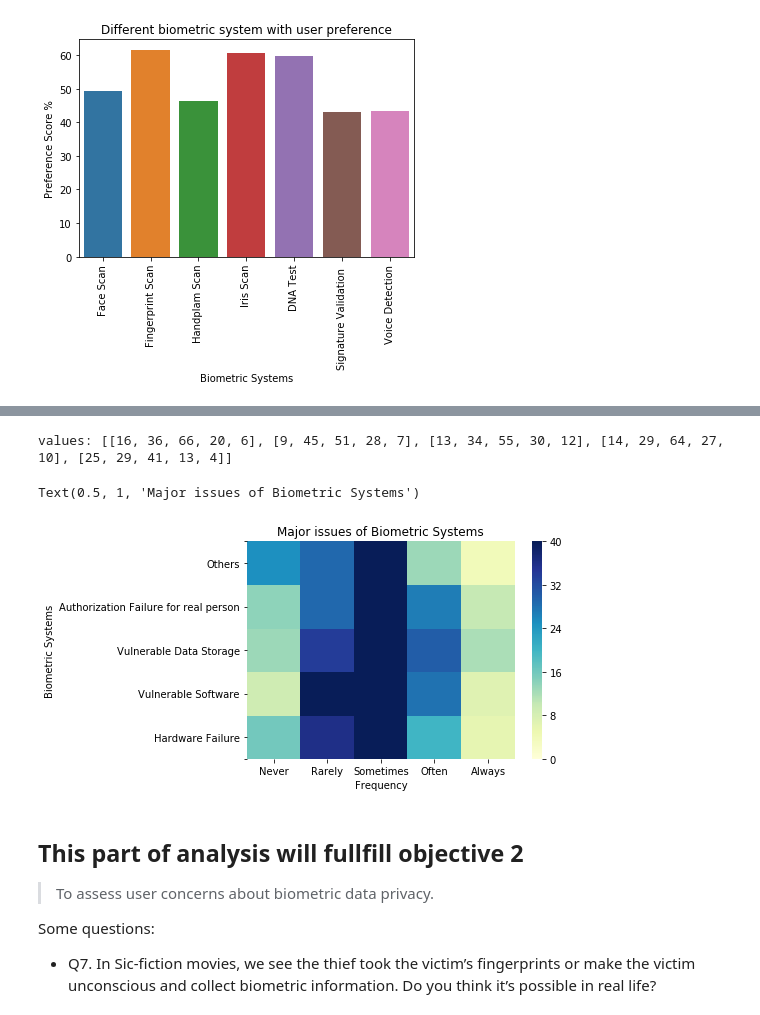
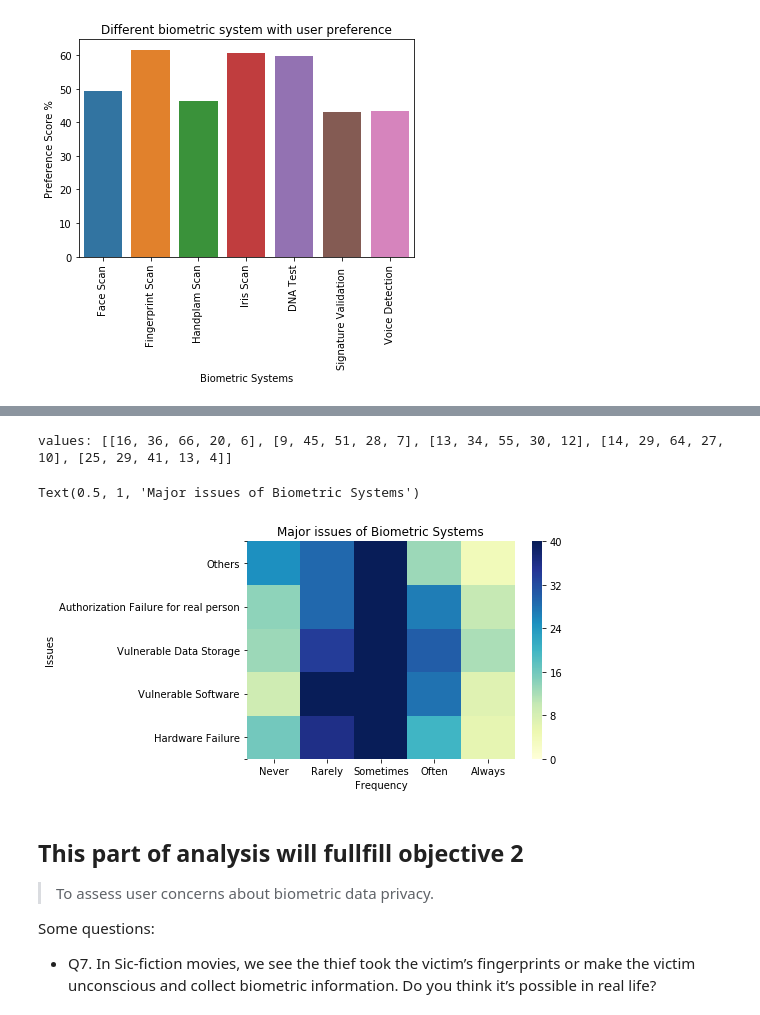
Before and after one commit to tahmidtdk/academic, a Jupyter notebook: CSE498/cse498 dataanalysis/dataAnalyser.ipynb, the cells around one changed output, grey strips where cells are left out. Cells and saved outputs as stored; diff of their text form; code cells hidden in the pictures.

```diff
--- a/CSE498/cse498 dataanalysis/dataAnalyser.ipynb
+++ b/CSE498/cse498 dataanalysis/dataAnalyser.ipynb
@@ -110,7 +140,11 @@ Text(0.5, 1.0, 'Satisfiction on password/pin vs biometric system')
 # %%
 # analysis of Q8
+
 qtn_tit = ["Q8-FD", "Q8-FS", "Q8-HS", "Q8-IS", "Q8-DNA", "Q8-SV", "Q8-VD"]
-totalScore = len(dataFile_cleand["Q8-FS"]) * 5
+
+# for val in qtn_tit
+
+totalScore = len(dataFile_cleand) * 5
 totalrespQ8 = []
 for j, val in enumerate(qtn_tit):
     totalrespQ8.append((dataFile_cleand[val].sum()*100)/totalScore)
@@ -130,29 +171,29 @@ Text(0.5, 1.0, 'Different biometric system with user preference')
 # %%
 # analysis of Q10
 # Q10-HF	Q10-VS	Q10-VDS	Q10-AF	Q10-O
 Q10ttl = ["Q10-HF", "Q10-VS", "Q10-VDS", "Q10-AF", "Q10-O"]
 issuesCrosscheck = [[]]
 for j, val in enumerate(Q10ttl):
     if j:
         issuesCrosscheck.append([])
     for i in range(0,5):
         issuesCrosscheck[j].append(len(dataFile_cleand[dataFile_cleand[val] == i+1]))
 
 print("values:", issuesCrosscheck)
 graphQ10 = sns.heatmap(issuesCrosscheck, vmin=0, vmax=40, cmap="YlGnBu")
 xticks = [0.5, 1.5, 2.5, 3.5, 4.5]
 yticks = [0, 0.5, 1.5, 2.5, 3.5, 4.5, 5]
 graphQ10.set_xticks(xticks)
 graphQ10.set_yticks(yticks)
 graphQ10.invert_yaxis()
 graphQ10.set_xticklabels(["Never", "Rarely", "Sometimes", "Often", "Always"])
 graphQ10.set_yticklabels(["","Hardware Failure", "Vulnerable Software", "Vulnerable Data Storage", "Authorization Failure for real person", "Others"],  rotation = 0)
-graphQ10.set(ylabel='Biometric Systems', xlabel='Frequency')
+graphQ10.set(ylabel='Issues', xlabel='Frequency')
 graphQ10.set_title("Major issues of Biometric Systems")
 # %% [output]
 values: [[16, 36, 66, 20, 6], [9, 45, 51, 28, 7], [13, 34, 55, 30, 12], [14, 29, 64, 27, 10], [25, 29, 41, 13, 4]]
 Text(0.5, 1, 'Major issues of Biometric Systems')
-[figure, old version]
+[figure, new version]
 # %% [markdown]
 ## This part of analysis will fullfill objective 2
 >  To assess user concerns about biometric data privacy.
```
Also changed, not shown: parts of 6 cells of this notebook.
